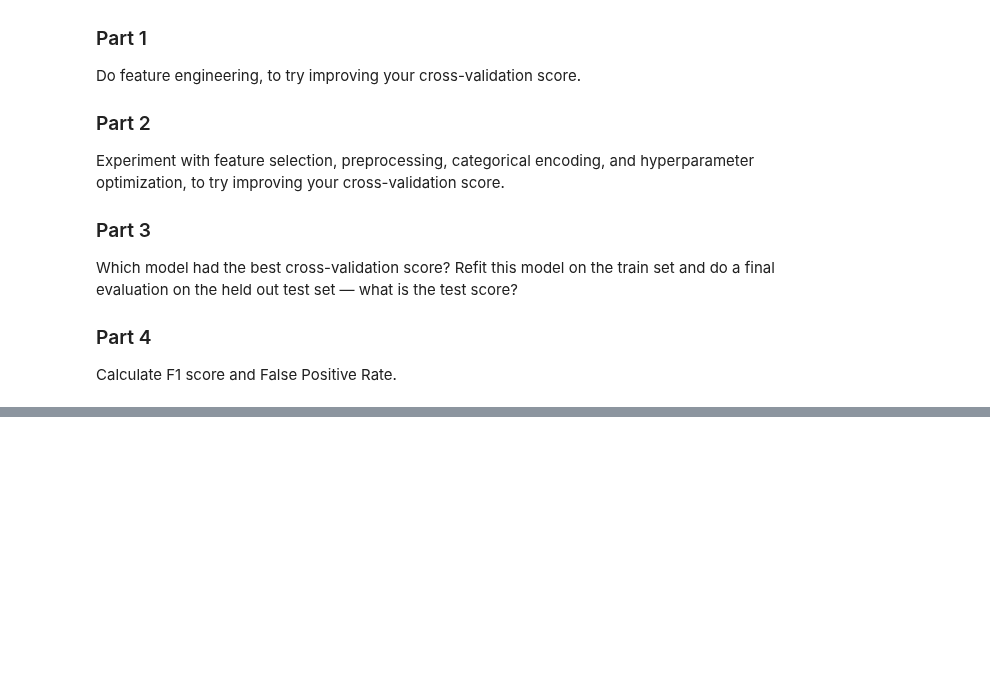
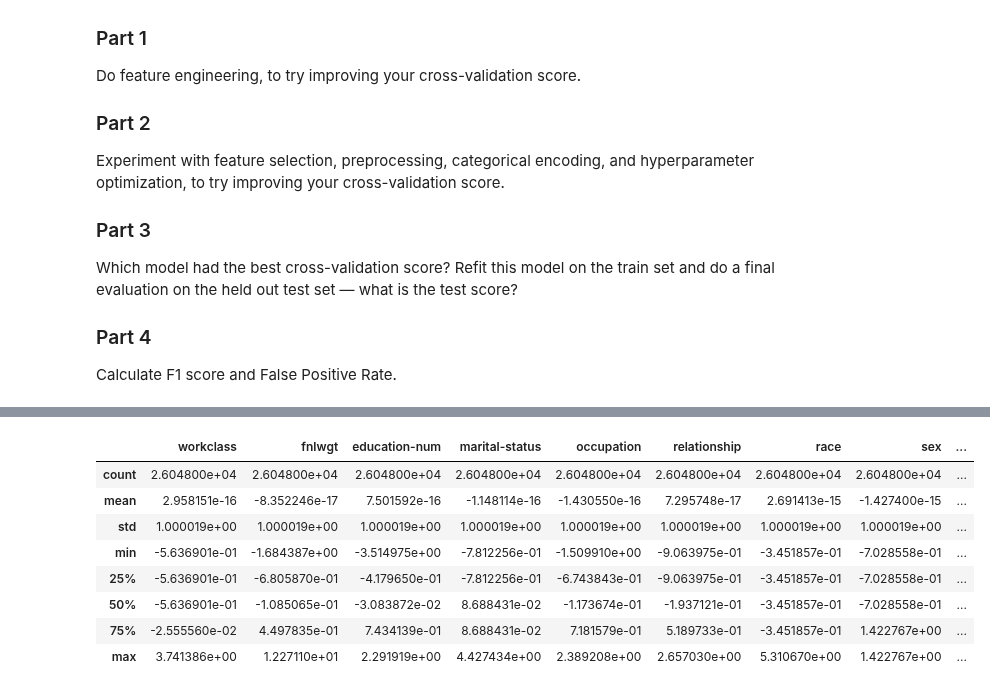
Before and after one commit to LambdaSchool/DS-Unit-2-Sprint-3-Classification-Validation, a Jupyter notebook: DS_Unit_2_Sprint_Challenge_3_Classification_Validation.ipynb, the cells around one changed output, grey strips where cells are left out. Drawn from its saved outputs; the diff is of its cells as text; code cells hidden in the pictures; blank space fills up the shorter version.

```diff
--- a/DS_Unit_2_Sprint_Challenge_3_Classification_Validation.ipynb
+++ b/DS_Unit_2_Sprint_Challenge_3_Classification_Validation.ipynb
@@ -287,0 +345,19 @@ Calculate F1 score and False Positive Rate.
+# %%
+df = df.drop(columns='education')
+# %%
+
+def make_features(X):
+  X = X.copy()
+  X['age_round_10'] = X['age'].round(-1)
+  return X
+
+df = make_features(df)
+# %%
+df = df.drop(columns='age')
+# %%
+X = df.drop(columns='income')
+y = df['income'] == '>50K'
+
+X_train, X_test, y_train, y_test = train_test_split(
+    X, y, test_size=.2, random_state=42, stratify=y
+)
@@ -287,0 +377,34 @@ Calculate F1 score and False Positive Rate.
+# %%
+columns = ['workclass',
+           'fnlwgt',
+           'education-num',
+           'marital-status',
+           'occupation',
+           'relationship',
+           'race',
+           'sex',
+           'capital-gain',
+           'capital-loss',
+           'hours-per-week',
+           'native-country',
+           'age_round_10']
+
+preprocessor = make_pipeline(
+    ce.OrdinalEncoder(),
+    StandardScaler()
+)
+
+df_X = preprocessor.fit_transform(X_train)
+df_X = pd.DataFrame(df_X, columns=columns)
+
+df_X.describe()
+# %% [output]
+|  | workclass | fnlwgt | education-num | marital-status | occupation | relationship | race | sex | ... |
+| count | 2.604800e+04 | 2.604800e+04 | 2.604800e+04 | 2.604800e+04 | 2.604800e+04 | 2.604800e+04 | 2.604800e+04 | 2.604800e+04 | ... |
+| mean | 2.958151e-16 | -8.352246e-17 | 7.501592e-16 | -1.148114e-16 | -1.430550e-16 | 7.295748e-17 | 2.691413e-15 | -1.427400e-15 | ... |
+| std | 1.000019e+00 | 1.000019e+00 | 1.000019e+00 | 1.000019e+00 | 1.000019e+00 | 1.000019e+00 | 1.000019e+00 | 1.000019e+00 | ... |
+| min | -5.636901e-01 | -1.684387e+00 | -3.514975e+00 | -7.812256e-01 | -1.509910e+00 | -9.063975e-01 | -3.451857e-01 | -7.028558e-01 | ... |
+| 25% | -5.636901e-01 | -6.805870e-01 | -4.179650e-01 | -7.812256e-01 | -6.743843e-01 | -9.063975e-01 | -3.451857e-01 | -7.028558e-01 | ... |
+| 50% | -5.636901e-01 | -1.085065e-01 | -3.083872e-02 | 8.688431e-02 | -1.173674e-01 | -1.937121e-01 | -3.451857e-01 | -7.028558e-01 | ... |
+| 75% | -2.555560e-02 | 4.497835e-01 | 7.434139e-01 | 8.688431e-02 | 7.181579e-01 | 5.189733e-01 | -3.451857e-01 | 1.422767e+00 | ... |
+| max | 3.741386e+00 | 1.227110e+01 | 2.291919e+00 | 4.427434e+00 | 2.389208e+00 | 2.657030e+00 | 5.310670e+00 | 1.422767e+00 | ... |
```
Also changed, not shown: parts of 12 cells of this notebook.
